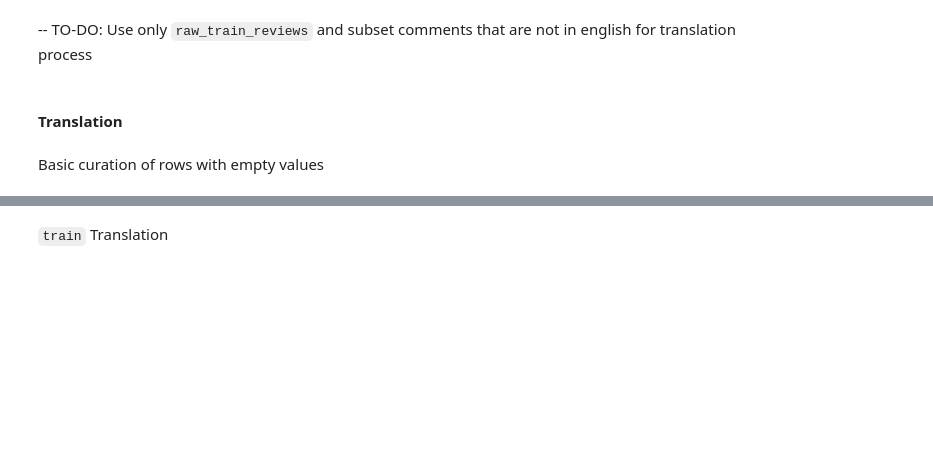
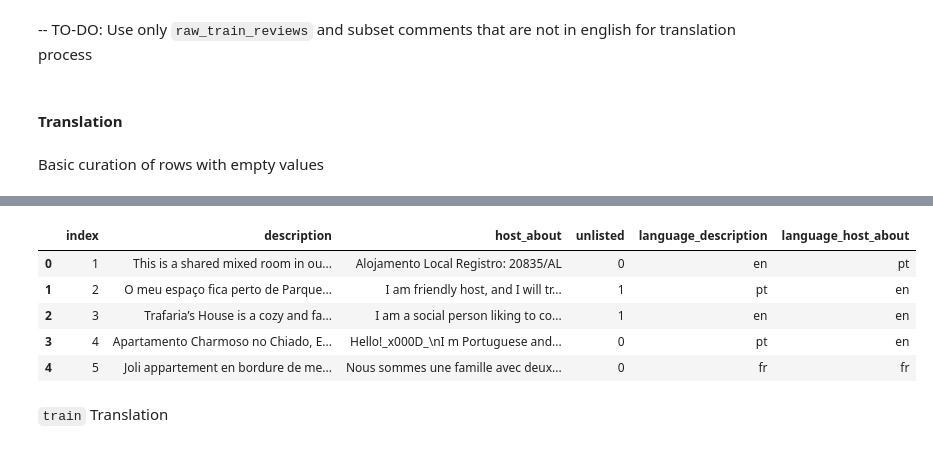
Before and after one commit to andrefilipefmsilva/NLP_AirBnB-Listings, a Jupyter notebook: NLP_15.ipynb, the cells around one changed output, grey strips where cells are left out. Cells and saved outputs as stored; diff of their text form; code cells hidden in the pictures; blank space fills up the shorter version.

```diff
--- a/NLP_15.ipynb
+++ b/NLP_15.ipynb
@@ -741,6 +1052,15 @@ tqdm.pandas()
 
 train["language_description"] = train["description"].progress_apply(detect_language)
 train["language_host_about"] = train["host_about"].progress_apply(detect_language)
+# %%
+train.head(5)
+# %% [output]
+|  | index | description | host_about | unlisted | language_description | language_host_about |
+| 0 | 1 | This is a shared mixed room in ou... | Alojamento Local Registro: 20835/AL | 0 | en | pt |
+| 1 | 2 | O meu espaço fica perto de Parque... | I am friendly host, and I will tr... | 1 | pt | en |
+| 2 | 3 | Trafaria’s House is a cozy and fa... | I am a social person liking to co... | 1 | en | en |
+| 3 | 4 | Apartamento Charmoso no Chiado, E... | Hello!_x000D_\nI m Portuguese and... | 0 | pt | en |
+| 4 | 5 | Joli appartement en bordure de me... | Nous sommes une famille avec deux... | 0 | fr | fr |
 # %%
 train.to_csv("train_with_langs.csv", index = False)
 # %% [markdown]
```
Also changed, not shown: parts of 65 cells of this notebook.
